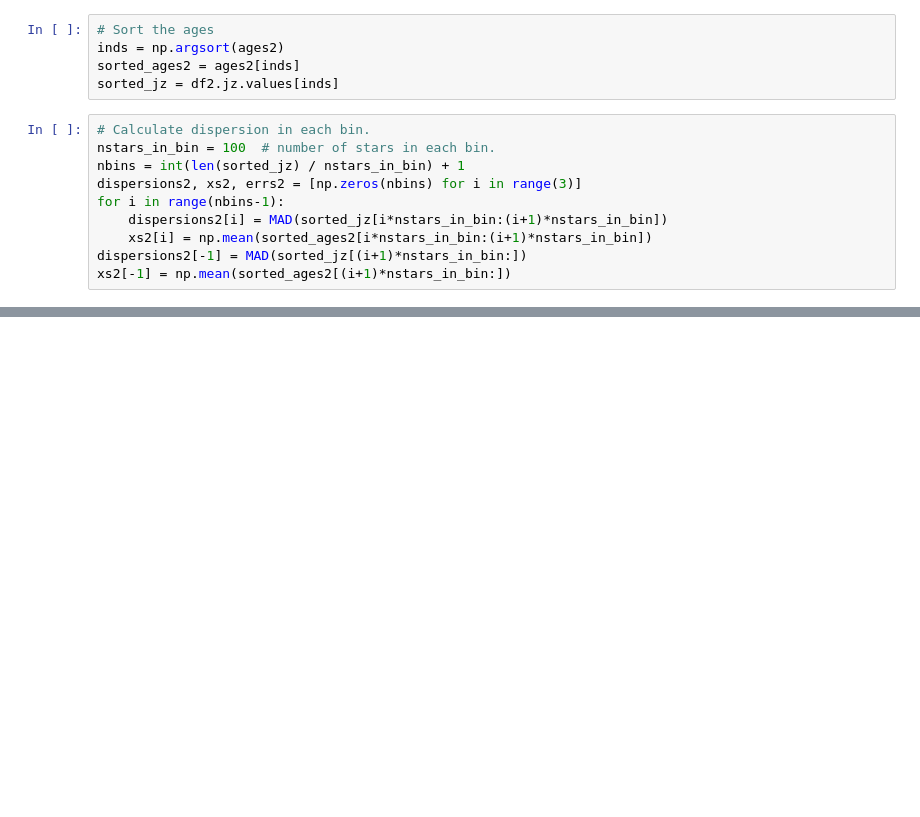
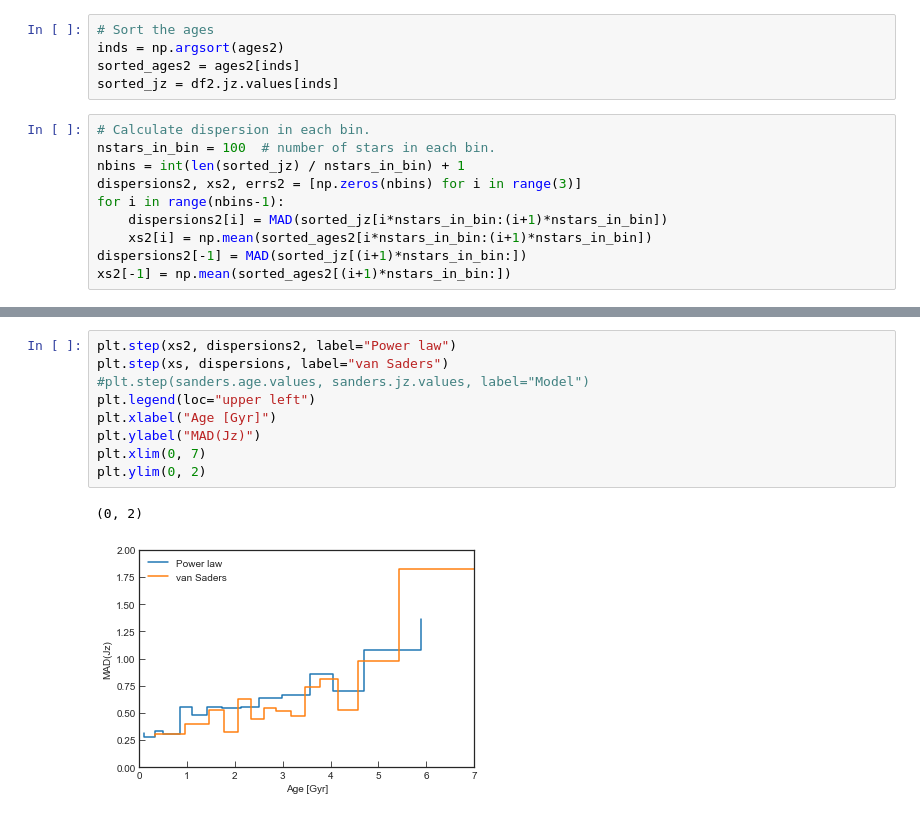
Before and after one commit to RuthAngus/action-time, a Jupyter notebook: action-time/action_time.ipynb, the cells around one changed output, grey strips where cells are left out. Drawn from its saved outputs; the diff is of its cells as text; blank space fills up the shorter version.

```diff
--- a/action-time/action_time.ipynb
+++ b/action-time/action_time.ipynb
@@ -325,0 +326,12 @@ plt.ylim(0, 5)
+# %%
+plt.step(xs2, dispersions2, label="Power law")
+plt.step(xs, dispersions, label="van Saders")
+#plt.step(sanders.age.values, sanders.jz.values, label="Model")
+plt.legend(loc="upper left")
+plt.xlabel("Age [Gyr]")
+plt.ylabel("MAD(Jz)")
+plt.xlim(0, 7)
+plt.ylim(0, 2)
+# %% [output]
+(0, 2)
+[figure, added]
```
Also changed, not shown: parts of 1 cell of this notebook, 1 other file.
